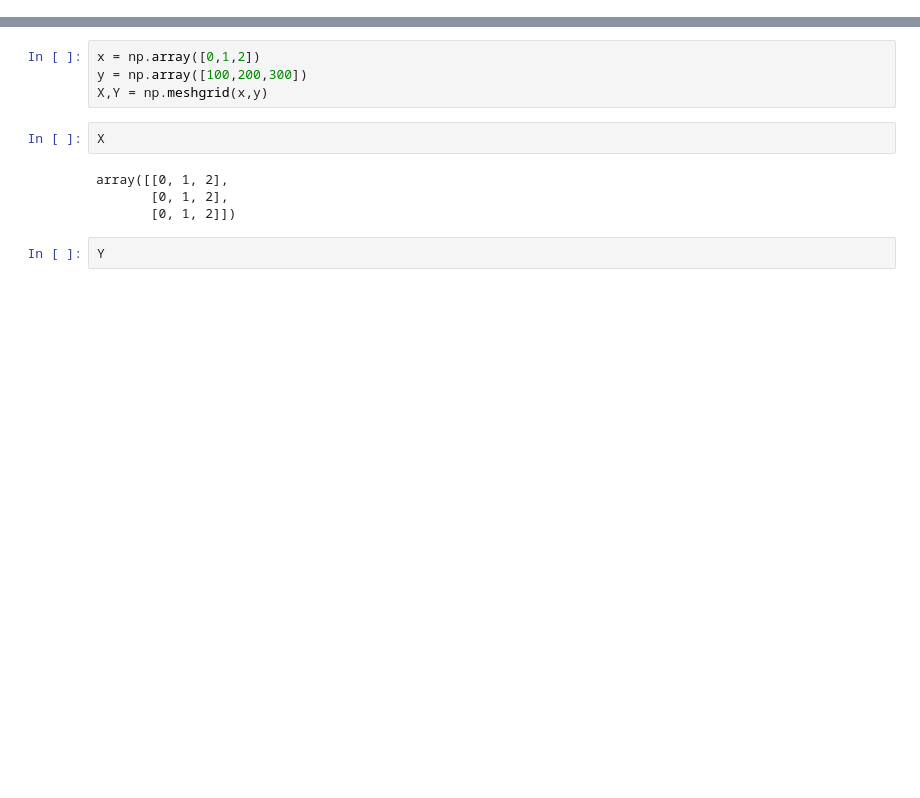
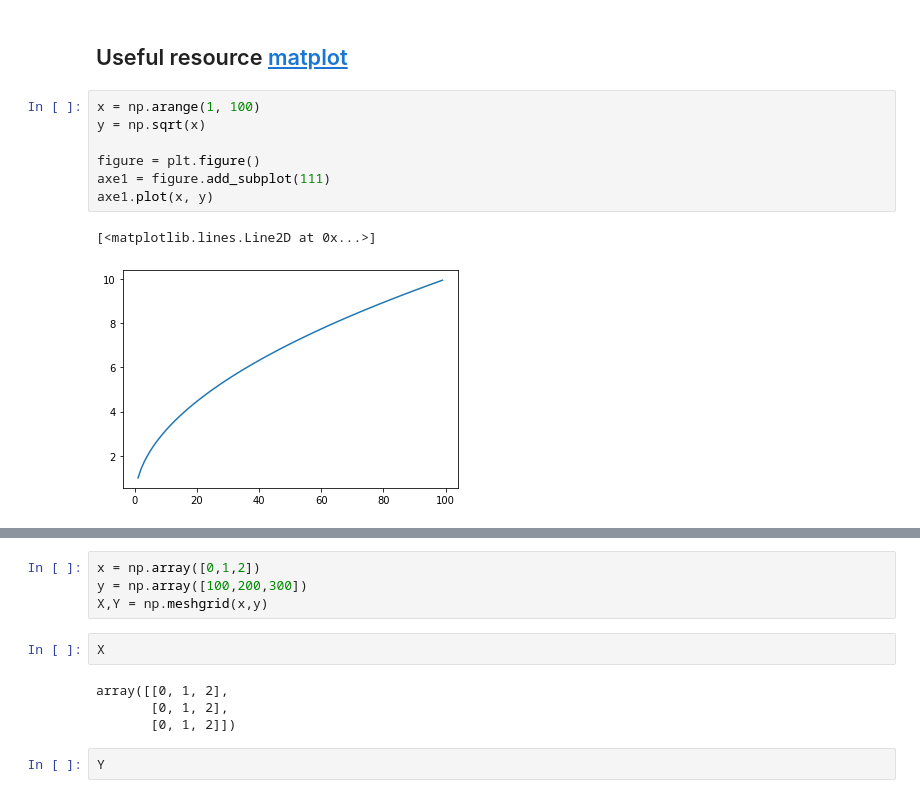
Before and after one commit to hangjianli/2019-fa-stats131, a Jupyter notebook: disc7.ipynb, the cells around one changed output, grey strips where cells are left out. Drawn from its saved outputs; the diff is of its cells as text; blank space fills up the shorter version.

```diff
--- a/disc7.ipynb
+++ b/disc7.ipynb
@@ -10,0 +19,12 @@ InteractiveShell.ast_node_interactivity = "all"
+# %% [markdown]
+## Useful resource [matplot](https://matplotlib.org/faq/usage_faq.html#usage)
+# %%
+x = np.arange(1, 100)
+y = np.sqrt(x)
+
+figure = plt.figure()
+axe1 = figure.add_subplot(111)
+axe1.plot(x, y)
+# %% [output]
+[<matplotlib.lines.Line2D at 0x...>]
+[figure, added]
```
Also changed, not shown: parts of 34 cells of this notebook, 1 other file.
